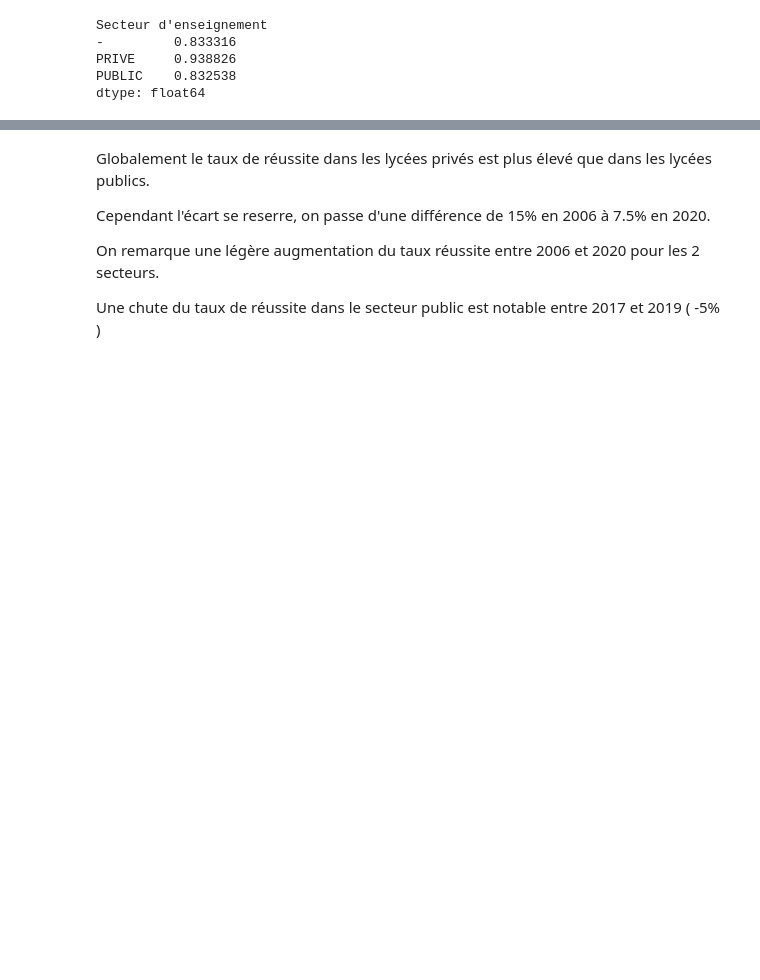
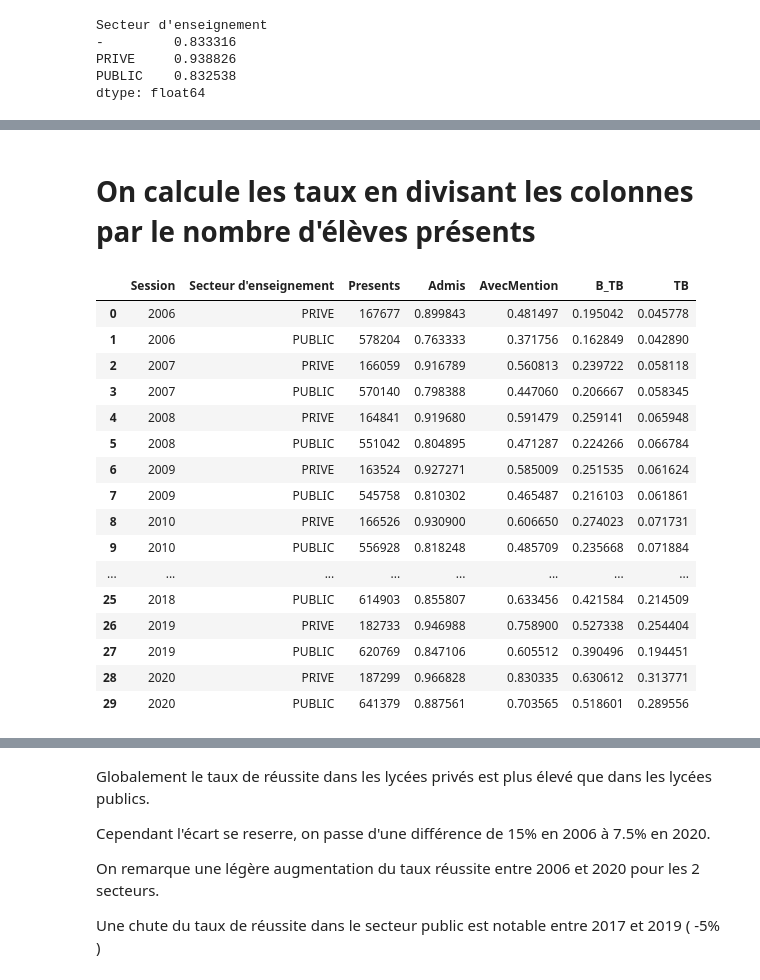
Before and after one commit to jacquesren123/delta, a Jupyter notebook: notebook/brevet.ipynb, the cells around one changed output, grey strips where cells are left out. Drawn from its saved outputs; the diff is of its cells as text; code cells hidden in the pictures; blank space fills up the shorter version.

```diff
--- a/notebook/brevet.ipynb
+++ b/notebook/brevet.ipynb
@@ -189,0 +183,26 @@ sns.catplot(data=taux_reussite_par_annee_par_secteur,x='Session',hue="Secteur d'
+# %% [markdown]
+# On calcule les taux en divisant les colonnes par le nombre d'élèves présents
+# %%
+cols_to_divide = ['Admis', 'AvecMention', 'B_TB', 'TB']
+data_brevet_par_annee_par_secteur.loc[:, cols_to_divide] = data_brevet_par_annee_par_secteur.loc[:, cols_to_divide].div(data_brevet_par_annee_par_secteur['Presents'], axis=0)
+data_brevet_par_annee_par_secteur = data_brevet_par_annee_par_secteur.reset_index()
+data_brevet_par_annee_par_secteur = data_brevet_par_annee_par_secteur.drop(data_brevet_par_annee_par_secteur[data_brevet_par_annee_par_secteur["Secteur d'enseignement"] == "-"].index)
+data_brevet_par_annee_par_secteur
+# %% [output]
+|  | Session | Secteur d'enseignement | Presents | Admis | AvecMention | B_TB | TB |
+| 0 | 2006 | PRIVE | 167677 | 0.899843 | 0.481497 | 0.195042 | 0.045778 |
+| 1 | 2006 | PUBLIC | 578204 | 0.763333 | 0.371756 | 0.162849 | 0.042890 |
+| 2 | 2007 | PRIVE | 166059 | 0.916789 | 0.560813 | 0.239722 | 0.058118 |
+| 3 | 2007 | PUBLIC | 570140 | 0.798388 | 0.447060 | 0.206667 | 0.058345 |
+| 4 | 2008 | PRIVE | 164841 | 0.919680 | 0.591479 | 0.259141 | 0.065948 |
+| 5 | 2008 | PUBLIC | 551042 | 0.804895 | 0.471287 | 0.224266 | 0.066784 |
+| 6 | 2009 | PRIVE | 163524 | 0.927271 | 0.585009 | 0.251535 | 0.061624 |
+| 7 | 2009 | PUBLIC | 545758 | 0.810302 | 0.465487 | 0.216103 | 0.061861 |
+| 8 | 2010 | PRIVE | 166526 | 0.930900 | 0.606650 | 0.274023 | 0.071731 |
+| 9 | 2010 | PUBLIC | 556928 | 0.818248 | 0.485709 | 0.235668 | 0.071884 |
+| ... | ... | ... | ... | ... | ... | ... | ... |
+| 25 | 2018 | PUBLIC | 614903 | 0.855807 | 0.633456 | 0.421584 | 0.214509 |
+| 26 | 2019 | PRIVE | 182733 | 0.946988 | 0.758900 | 0.527338 | 0.254404 |
+| 27 | 2019 | PUBLIC | 620769 | 0.847106 | 0.605512 | 0.390496 | 0.194451 |
+| 28 | 2020 | PRIVE | 187299 | 0.966828 | 0.830335 | 0.630612 | 0.313771 |
+| 29 | 2020 | PUBLIC | 641379 | 0.887561 | 0.703565 | 0.518601 | 0.289556 |
```
Also changed, not shown: parts of 20 cells of this notebook.
